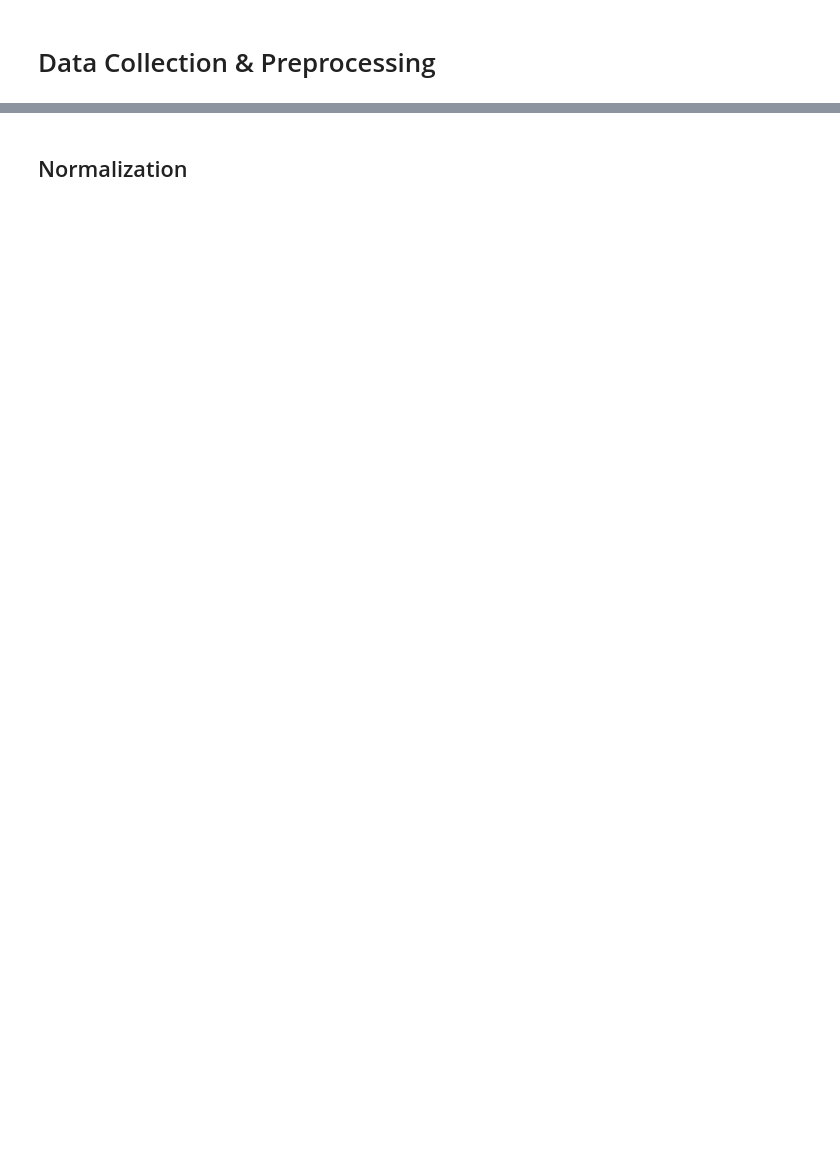
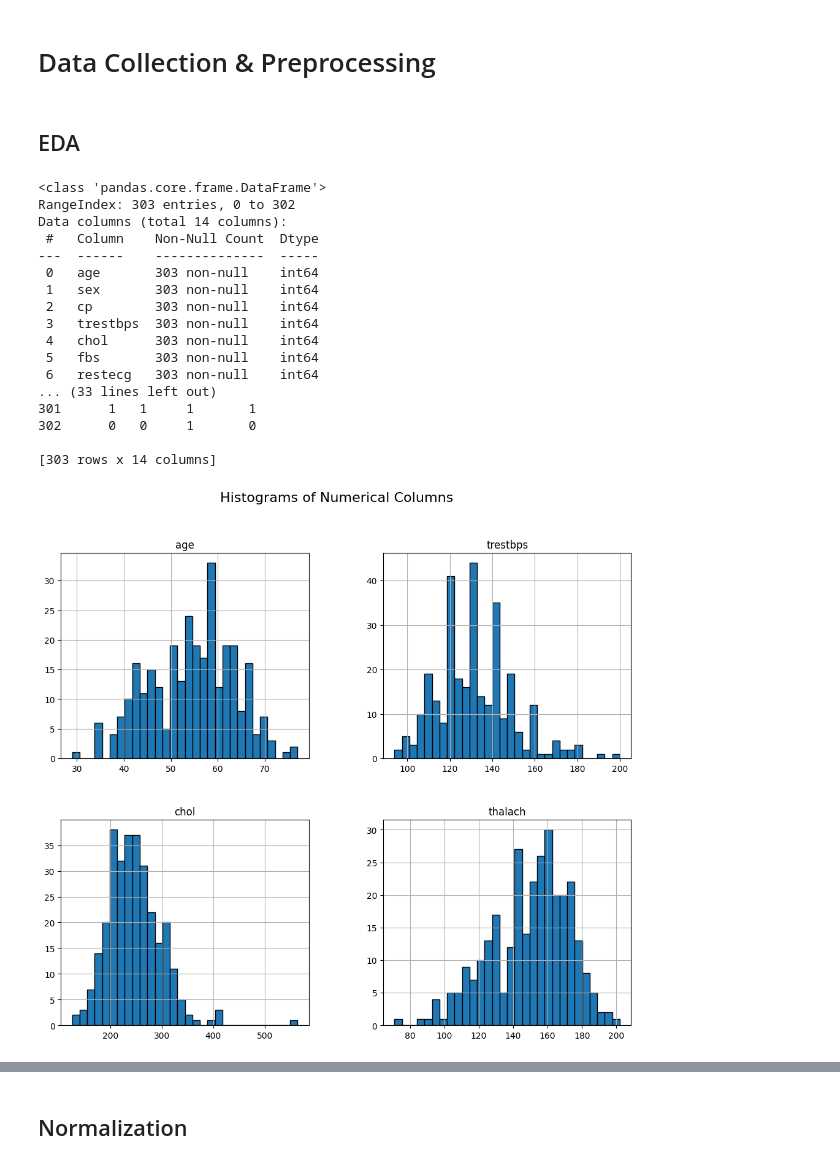
Before and after one commit to rishons30/heartpred, a Jupyter notebook: Heart_Disease_AI.ipynb, the cells around one changed output, grey strips where cells are left out. Drawn from its saved outputs; the diff is of its cells as text; code cells hidden in the pictures; blank space fills up the shorter version.

```diff
--- a/Heart_Disease_AI.ipynb
+++ b/Heart_Disease_AI.ipynb
@@ -1,2 +1,39 @@
 # %% [markdown]
 # Data Collection & Preprocessing
+# %% [markdown]
+## EDA
+# %%
+import pandas as pd
+
+first_heart_csv = "Heart_disease_cleveland_new.csv"
+
+df = pd.read_csv(first_heart_csv)
+df.drop_duplicates(inplace = True)
+df.info()
+print("\n",df)
+
+column_names = ['age', 'trestbps', 'chol', 'thalach']
+
+df[column_names].hist(figsize=(12, 10), bins=30, edgecolor='black')
+
+plt.suptitle("Histograms of Numerical Columns", fontsize=16)
+plt.show()
+# %% [output]
+<class 'pandas.core.frame.DataFrame'>
+RangeIndex: 303 entries, 0 to 302
+Data columns (total 14 columns):
+ #   Column    Non-Null Count  Dtype
+---  ------    --------------  -----
+ 0   age       303 non-null    int64
+ 1   sex       303 non-null    int64
+ 2   cp        303 non-null    int64
+ 3   trestbps  303 non-null    int64
+ 4   chol      303 non-null    int64
+ 5   fbs       303 non-null    int64
+ 6   restecg   303 non-null    int64
+... (33 lines left out)
+301      1   1     1       1
+302      0   0     1       0
+
+[303 rows x 14 columns]
+[figure, added]
```
Also changed, not shown: parts of 6 cells of this notebook, 5 other files.
